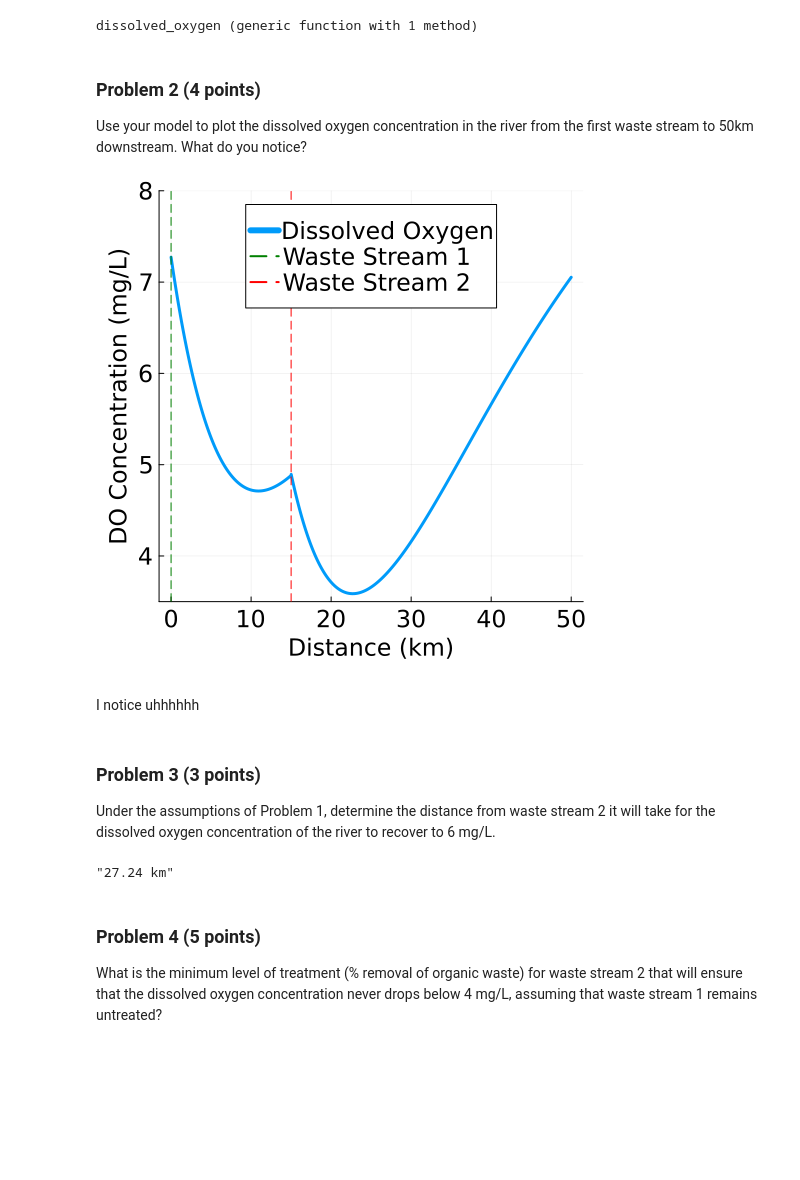
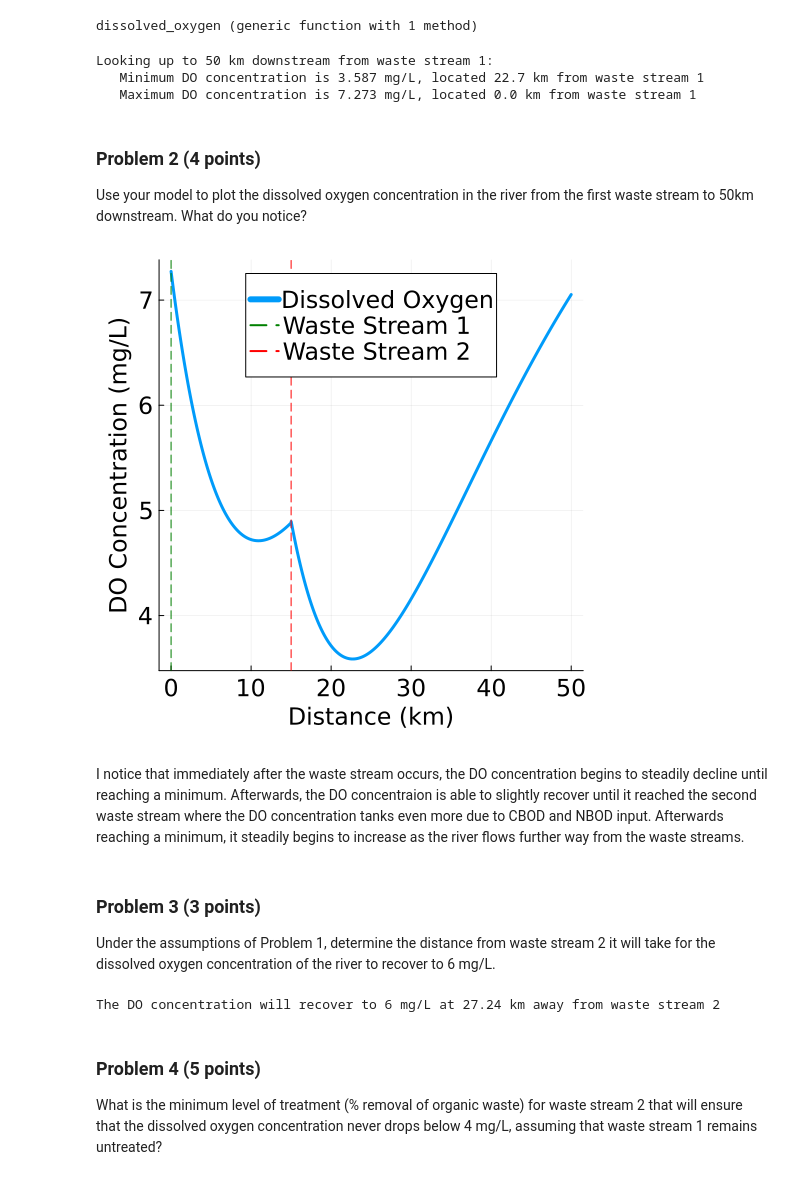
Before and after one commit to BEE4750-FA23/hw02-anthonynic28, a Jupyter notebook: hw02.ipynb, the cells around one changed output. Cells and saved outputs as stored; diff of their text form; code cells hidden in the pictures; blank space fills up the shorter version.

```diff
--- a/hw02.ipynb
+++ b/hw02.ipynb
@@ -126,6 +145,27 @@ function dissolved_oxygen(x, Cs, C0_box1, B0_box1, N0_box1, C0_box2, B0_box2, N0
 end
 # %% [output]
 dissolved_oxygen (generic function with 1 method)
+# %%
+x_step = 0.01 # km
+x_max = 50 # km
+x = 0:x_step:x_max # array from 0 to x_max in stepsize x_step
+
+C = (y -> dissolved_oxygen(y, Cs,
+    C0_box1, B0_box1, N0_box1,
+    C0_box2, B0_box2, N0_box2,
+    ka, kc, kn, U, d_streams)).(x)
+
+min_index = (findmin(C)[2] - 1) * x_step
+max_index = (findmax(C)[2] - 1) * x_step
+println("Looking up to 50 km downstream from waste stream 1: ")
+println("   Minimum DO concentration is ", round(findmin(C)[1], digits=3),
+    " mg/L, located ", min_index, " km from waste stream 1")
+println("   Maximum DO concentration is ", round(findmax(C)[1], digits=3),
+    " mg/L, located ", max_index, " km from waste stream 1")
+# %% [output]
+Looking up to 50 km downstream from waste stream 1:
+   Minimum DO concentration is 3.587 mg/L, located 22.7 km from waste stream 1
+   Maximum DO concentration is 7.273 mg/L, located 0.0 km from waste stream 1
 # %% [markdown]
 ### Problem 2 (4 points)
 
@@ -134,31 +174,33 @@ from the first waste stream to 50km downstream. What do you notice?
 # %%
 x_step = 0.01 # km
 x_max = 50 # km
 x = 0:x_step:x_max # array from 0 to x_max in stepsize x_step
 
-C = (y -> dissolved_oxygen(y, Cs, C0_box1, B0_box1, N0_box1, C0_box2, B0_box2, N0_box2, ka, kc, kn, U, d_streams)).(x)
+C = (y -> dissolved_oxygen(y, Cs,
+    C0_box1, B0_box1, N0_box1,
+    C0_box2, B0_box2, N0_box2,
+    ka, kc, kn, U, d_streams)).(x)
 
 
 plot(x, C; linewidth=3,
     label="Dissolved Oxygen",
     tickfontsize=16,
     guidefontsize=16,
     legendfontsize=16,
     legend=:top)
 xlabel!("Distance (km)")
 ylabel!("DO Concentration (mg/L)")
 vline!([0], color=:green,
     linestyle=:dash,
     label="Waste Stream 1")
 vline!([d_streams], color=:red,
     linestyle=:dash,
     label="Waste Stream 2")
 plot!(size=(500, 500))
-ylims!(3.5,8)
 # %% [output]
-[figure, old version]
+[figure, new version]
 # %% [markdown]
-I notice uhhhhhh
+I notice that immediately after the waste stream occurs, the DO concentration begins to steadily decline until reaching a minimum. Afterwards, the DO concentraion is able to slightly recover until it reached the second waste stream where the DO concentration tanks even more due to CBOD and NBOD input. Afterwards reaching a minimum, it steadily begins to increase as the river flows further way from the waste streams.
 # %% [markdown]
 ### Problem 3 (3 points)
 
@@ -166,17 +208,25 @@ Under the assumptions of Problem 1, determine the distance from waste
 stream 2 it will take for the dissolved oxygen concentration of the
 river to recover to 6 mg/L.
 # %%
-x0 = d_streams # km; distance where waste stream 2 is located --> start at x = 15 for the function to start at waste stream 2
+x0 = d_streams # km; x = 15 for the function to start at waste stream 2
 x_step = 0.01 # km
-y = 0
-while y < 6
-    y = dissolved_oxygen(x0, Cs, C0_box1, B0_box1, N0_box1, C0_box2, B0_box2, N0_box2, ka, kc, kn, U, d_streams)
+dist_from_stream2 = dissolved_oxygen(x0, Cs,
+    C0_box1, B0_box1, N0_box1,
+    C0_box2, B0_box2, N0_box2,
+    ka, kc, kn, U, d_streams) # km
+while dist_from_stream2 < 6
     x0 = x0 + x_step
+    dist_from_stream2 = dissolved_oxygen(x0, Cs,
+        C0_box1, B0_box1, N0_box1,
+        C0_box2, B0_box2, N0_box2,
+        ka, kc, kn, U, d_streams)
 end
-DO_recovery_dist = round(x0 - x_step - d_streams, digits = 2) # find distance with waste stream 2 being at x = 0
-display("$DO_recovery_dist km")
+# find distance with waste stream 2 being at x = 0
+DO_recovery_dist = round(x0 - d_streams, digits=2)
+println("The DO concentration will recover to 6 mg/L at ",
+    DO_recovery_dist, " km away from waste stream 2")
 # %% [output]
-"27.24 km"
+The DO concentration will recover to 6 mg/L at 27.24 km away from waste stream 2
 # %% [markdown]
 ### Problem 4 (5 points)
 
```
Also changed, not shown: parts of 9 cells of this notebook.
